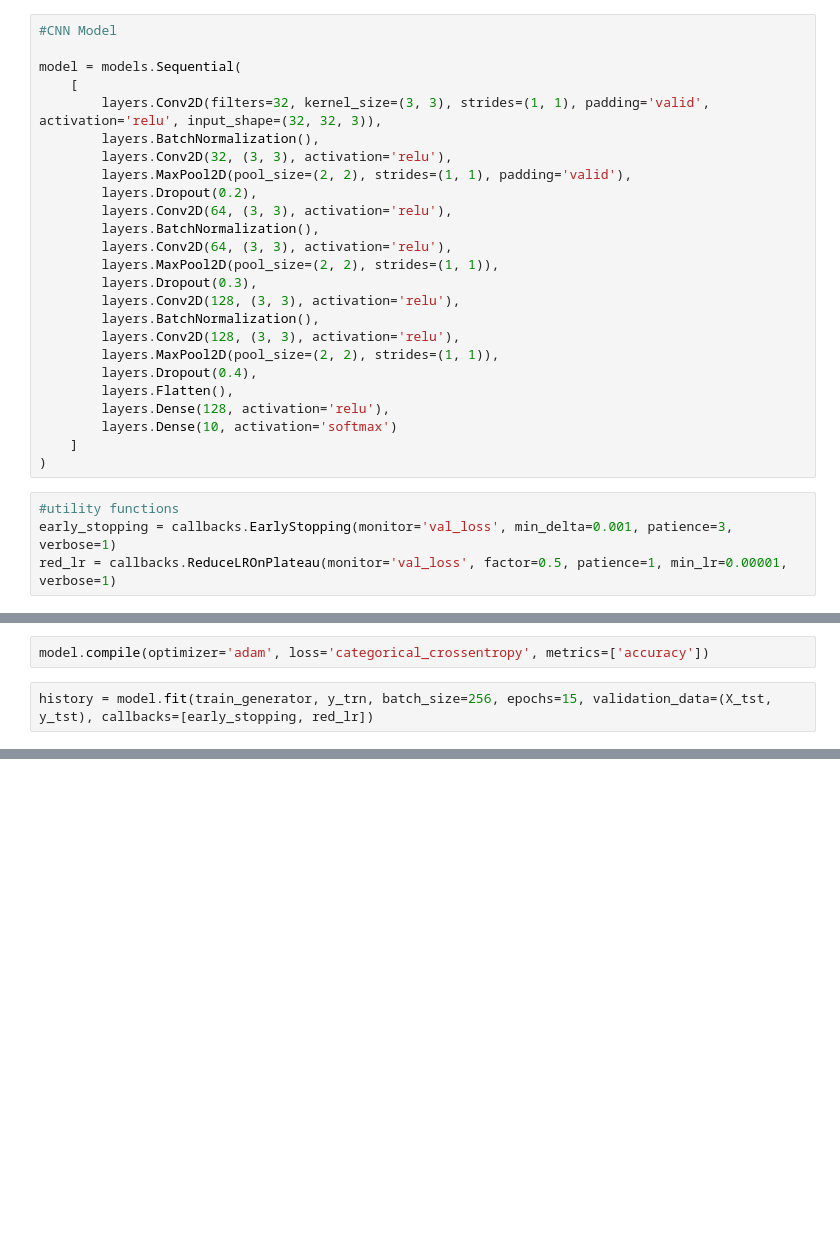
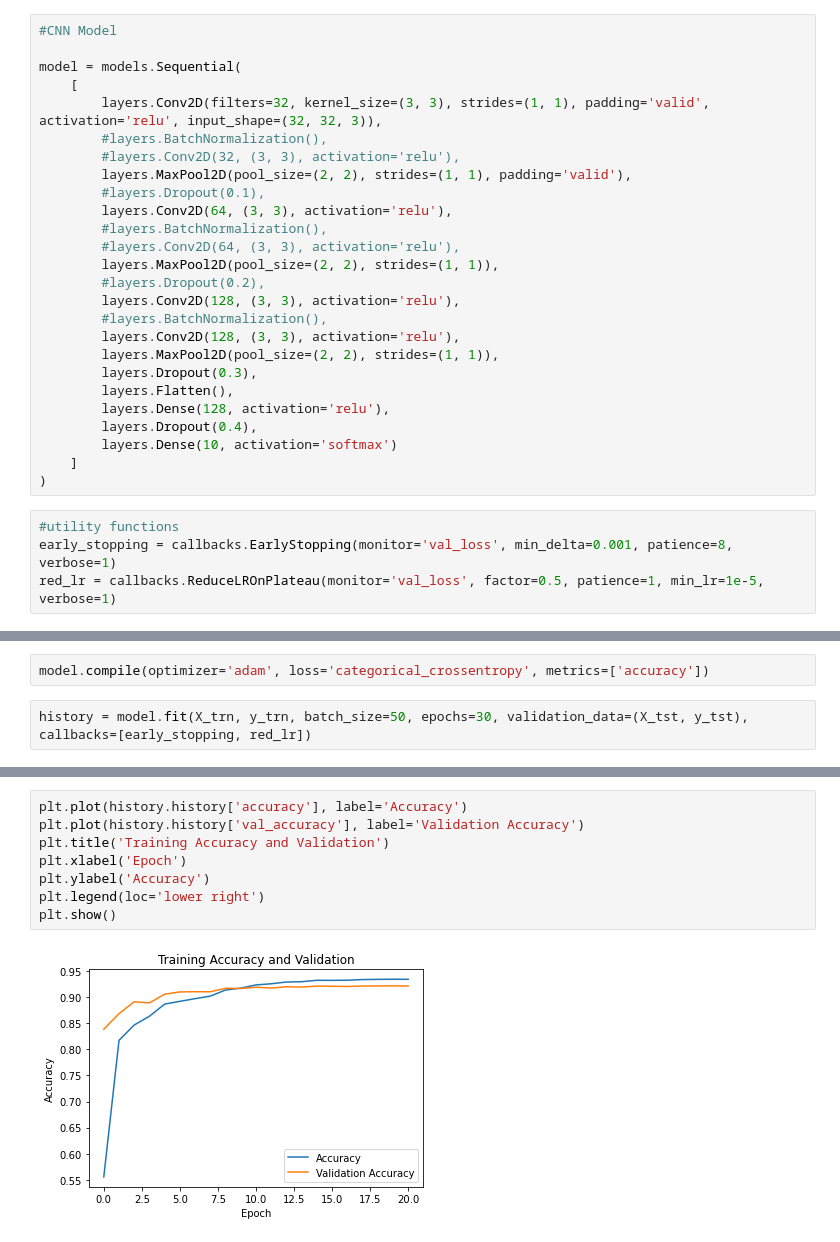
Before and after one commit to shouldworkright/svhn-cnn, a Jupyter notebook: svhn_group3.ipynb, the cells around one changed output, grey strips where cells are left out. Cells and saved outputs as stored; diff of their text form; blank space fills up the shorter version.

Commit message:
Added model, validation and graphs

```diff
--- a/svhn_group3.ipynb
+++ b/svhn_group3.ipynb
@@ -48,29 +49,30 @@ NameError: name 'train_test_split' is not defined
 model = models.Sequential(
     [
         layers.Conv2D(filters=32, kernel_size=(3, 3), strides=(1, 1), padding='valid', activation='relu', input_shape=(32, 32, 3)),
-        layers.BatchNormalization(),
-        layers.Conv2D(32, (3, 3), activation='relu'),
+        #layers.BatchNormalization(),
+        #layers.Conv2D(32, (3, 3), activation='relu'),
         layers.MaxPool2D(pool_size=(2, 2), strides=(1, 1), padding='valid'),
-        layers.Dropout(0.2),
+        #layers.Dropout(0.1),
         layers.Conv2D(64, (3, 3), activation='relu'),
-        layers.BatchNormalization(),
-        layers.Conv2D(64, (3, 3), activation='relu'),
+        #layers.BatchNormalization(),
+        #layers.Conv2D(64, (3, 3), activation='relu'),
+        layers.MaxPool2D(pool_size=(2, 2), strides=(1, 1)),
+        #layers.Dropout(0.2),
+        layers.Conv2D(128, (3, 3), activation='relu'),
+        #layers.BatchNormalization(),
+        layers.Conv2D(128, (3, 3), activation='relu'),
         layers.MaxPool2D(pool_size=(2, 2), strides=(1, 1)),
         layers.Dropout(0.3),
-        layers.Conv2D(128, (3, 3), activation='relu'),
-        layers.BatchNormalization(),
-        layers.Conv2D(128, (3, 3), activation='relu'),
-        layers.MaxPool2D(pool_size=(2, 2), strides=(1, 1)),
-        layers.Dropout(0.4),
         layers.Flatten(),
         layers.Dense(128, activation='relu'),
+        layers.Dropout(0.4),
         layers.Dense(10, activation='softmax')
     ]
 )
 # %%
 #utility functions
-early_stopping = callbacks.EarlyStopping(monitor='val_loss', min_delta=0.001, patience=3, verbose=1)
-red_lr = callbacks.ReduceLROnPlateau(monitor='val_loss', factor=0.5, patience=1, min_lr=0.00001, verbose=1)
+early_stopping = callbacks.EarlyStopping(monitor='val_loss', min_delta=0.001, patience=8, verbose=1)
+red_lr = callbacks.ReduceLROnPlateau(monitor='val_loss', factor=0.5, patience=1, min_lr=1e-5, verbose=1)
 # %%
 #Define parameters for applying random transformations to train data
 train_datagen = ImageDataGenerator(
@@ -92,4 +94,4 @@ train_generator = train_datagen.flow_from_dataframe(
 # %%
 model.compile(optimizer='adam', loss='categorical_crossentropy', metrics=['accuracy'])
 # %%
-history = model.fit(train_generator, y_trn, batch_size=256, epochs=15, validation_data=(X_tst, y_tst), callbacks=[early_stopping, red_lr])
+history = model.fit(X_trn, y_trn, batch_size=50, epochs=30, validation_data=(X_tst, y_tst), callbacks=[early_stopping, red_lr])
@@ -95,0 +116,10 @@ history = model.fit(train_generator, y_trn, batch_size=256, epochs=15, validatio
+# %%
+plt.plot(history.history['accuracy'], label='Accuracy')
+plt.plot(history.history['val_accuracy'], label='Validation Accuracy')
+plt.title('Training Accuracy and Validation')
+plt.xlabel('Epoch')
+plt.ylabel('Accuracy')
+plt.legend(loc='lower right')
+plt.show()
+# %% [output]
+[figure, added]
```
Also changed, not shown: parts of 9 cells of this notebook.
